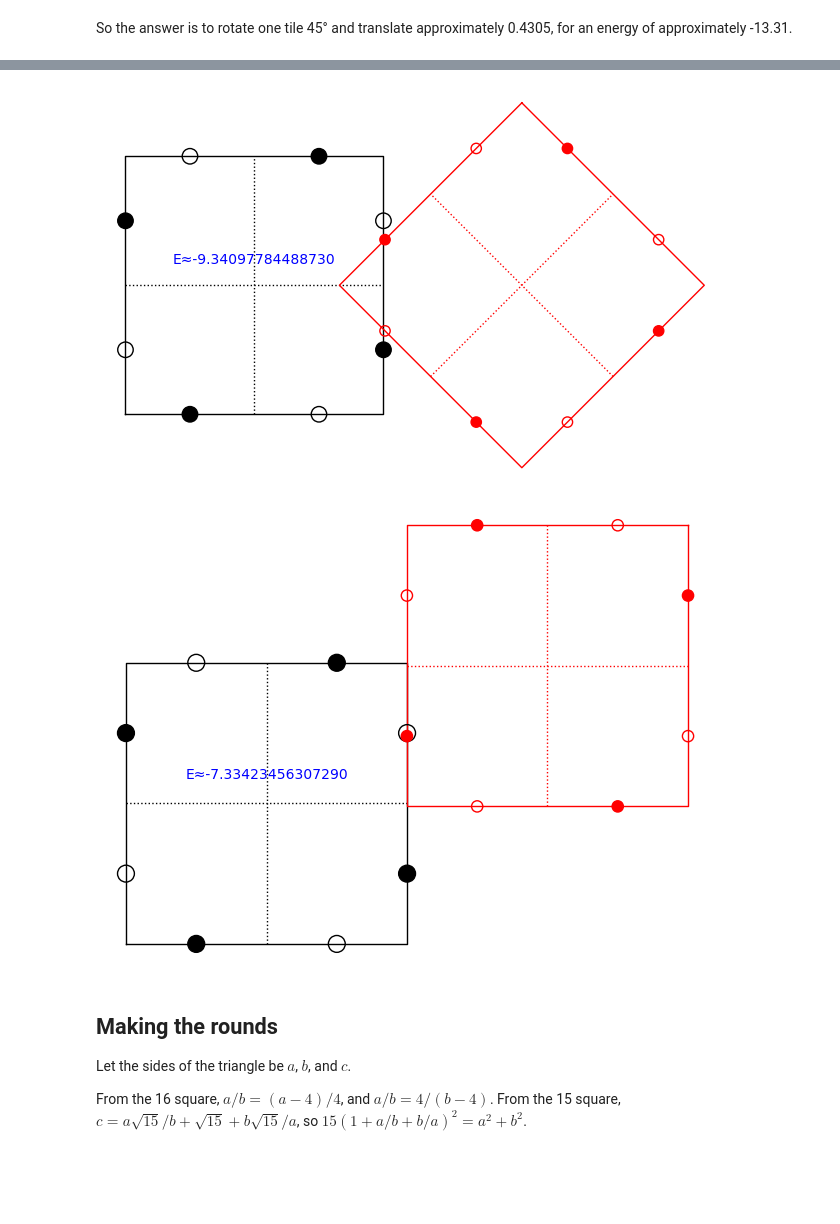
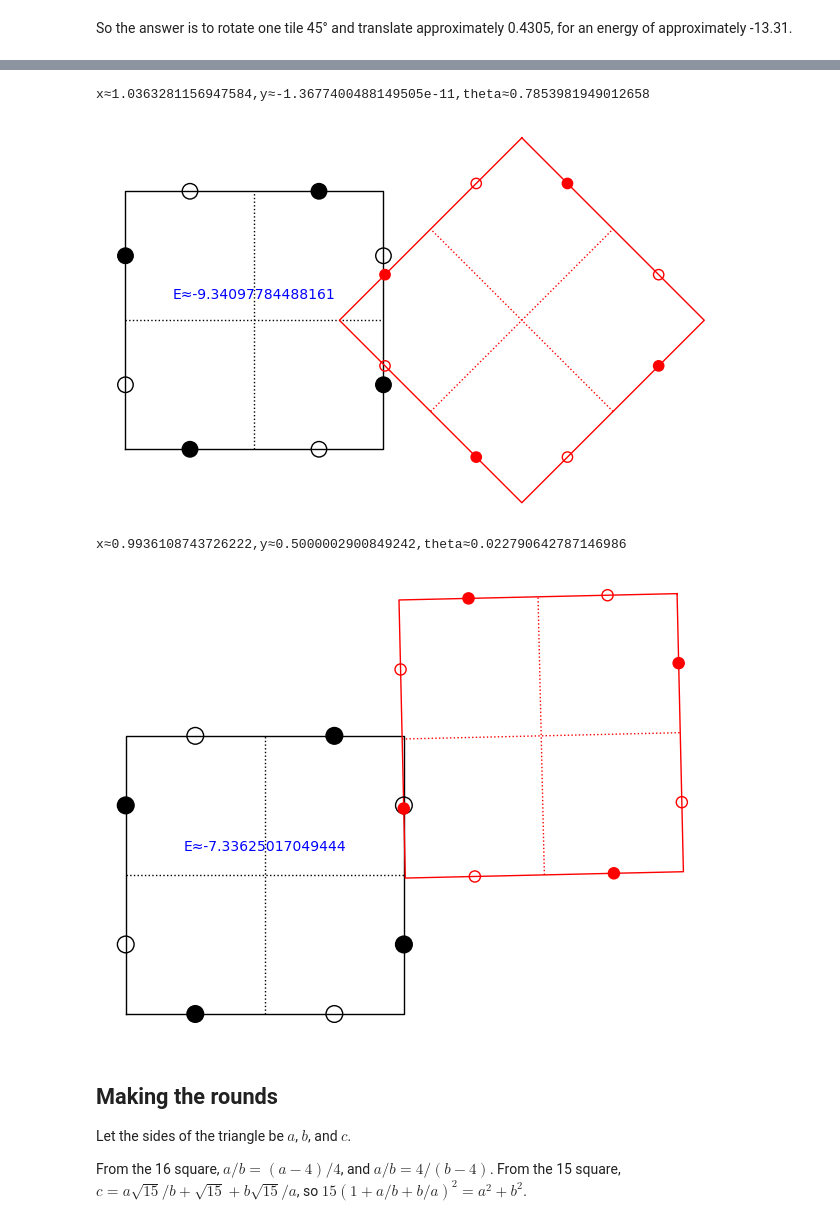
Before and after one commit to qpliu/sunday-puzzle, a Jupyter notebook: riddler/2024/20241115.ipynb, the cells around one changed output, grey strips where cells are left out. Saved outputs shown, nothing was run; the diff lists cells and outputs as text; code cells hidden in the pictures; blank space fills up the shorter version.

```diff
--- a/riddler/2024/20241115.ipynb
+++ b/riddler/2024/20241115.ipynb
@@ -177,15 +177,7 @@ Further stable configurations
 # %%
-def t(x,y,theta,plotStability=false):
-    if plotStability:
-        dx = var('dx')
-        show(plot(E(x+dx,y,theta),dx,-1,1))
-        show(plot(E(x,y+dx,theta),dx,-1,1))
-        show(plot(E(x,y,theta+dx),dx,-1,1))
-        show(plot(E(x+dx,y+dx,theta),dx,-1,1))
-        show(plot(E(x+dx,y-dx,theta),dx,-1,1))
-        show(plot(E(x+dx,y,theta),dx,-1/100,1/100))
-        show(plot(E(x,y+dx,theta),dx,-1/100,1/100))
-        show(plot(E(x,y,theta+dx),dx,-1/100,1/100))
+def t(x,y,theta,dx=0.1,dy=0.1,dtheta=pi):
+    (x,y,theta) = minimize_constrained(E,[(x-dx,x+dx),(y-dy,y+dy),(theta-dtheta,theta+dtheta)],[x,y,theta])
+    print(f"x≈{x},y≈{y},theta≈{theta}")
     return pic(x,y,theta) + text(f"E≈{numerical_approx(E(x,y,theta))}", (0,1/10))
 # %%
 t(0,0,0)
@@ -205,14 +197,13 @@ t(3/4+dx+dy,1/4-dx+dy,0)
 # %%
-dx = find_local_minimum(E(x,0,pi/4),3/4,5/4)[1]
-t(dx,0,pi/4)
+t(1,0,pi/4)
 # %% [output]
+x≈1.0363281156947584,y≈-1.3677400488149505e-11,theta≈0.7853981949012658
 [figure]
 # %%
-dy = find_local_minimum(E(1,x,0),0,1)[1]
-dx = find_local_minimum(E(1+x,dy,0),-1/8,1/8)[1]
-t(1+dx,dy,0)
+t(1,1/2,0,dy=0.0001,dtheta=0.1)
 # %% [output]
+x≈0.9936108743726222,y≈0.5000002900849242,theta≈0.022790642787146986
-[figure, old version]
+[figure, new version]
 # %% [markdown]
 Making the rounds
 -----------------
```
Also changed, not shown: parts of 4 cells of this notebook.
